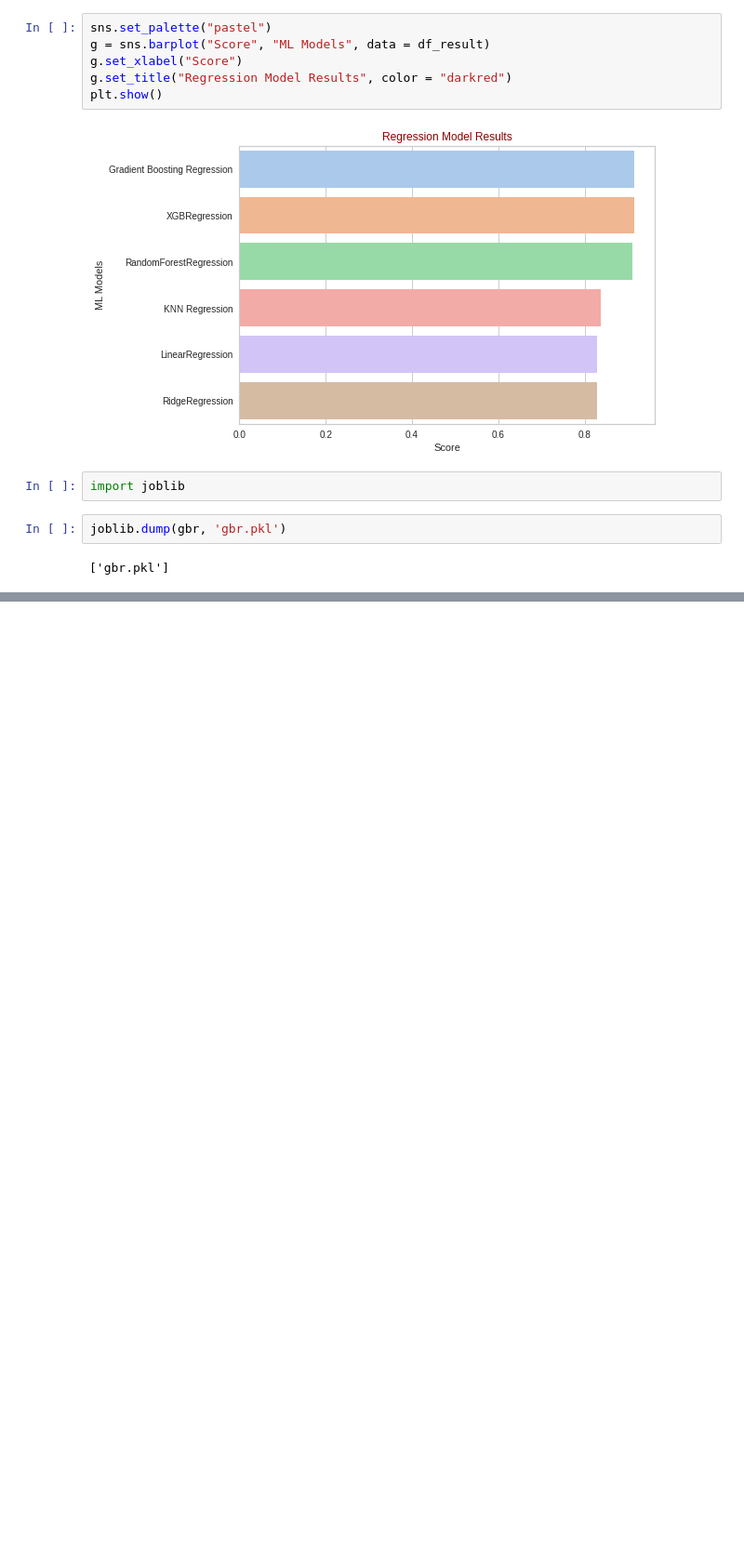
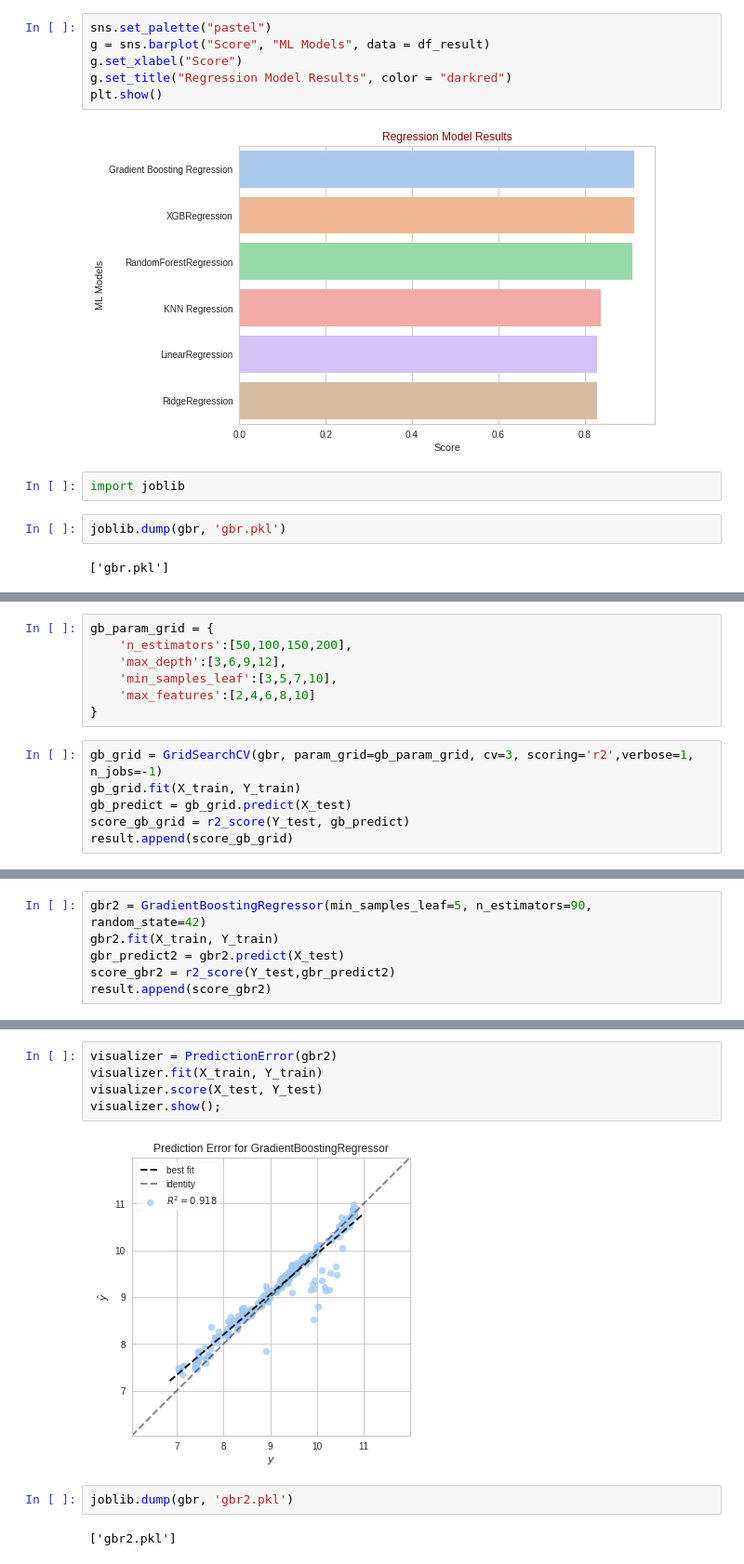
Before and after one commit to ADGGi/InsuranceBill, a Jupyter notebook: pred_insurance_bill/EDA_Modeling/EDA_ML_Model_result.ipynb, the cells around one changed output, grey strips where cells are left out. Shown: that part at 93% size. Cells and saved outputs as stored; diff of their text form; blank space fills up the shorter version.

```diff
--- a/pred_insurance_bill/EDA_Modeling/EDA_ML_Model_result.ipynb
+++ b/pred_insurance_bill/EDA_Modeling/EDA_ML_Model_result.ipynb
@@ -578,0 +581,13 @@ joblib.dump(gbr, 'gbr.pkl')
+# %%
+gb_param_grid = {
+    'n_estimators':[50,100,150,200],
+    'max_depth':[3,6,9,12],
+    'min_samples_leaf':[3,5,7,10],
+    'max_features':[2,4,6,8,10]
+}
+# %%
+gb_grid = GridSearchCV(gbr, param_grid=gb_param_grid, cv=3, scoring='r2',verbose=1, n_jobs=-1)
+gb_grid.fit(X_train, Y_train)
+gb_predict = gb_grid.predict(X_test)
+score_gb_grid = r2_score(Y_test, gb_predict)
+result.append(score_gb_grid)
@@ -578,0 +601,6 @@ joblib.dump(gbr, 'gbr.pkl')
+# %%
+gbr2 = GradientBoostingRegressor(min_samples_leaf=5, n_estimators=90, random_state=42)
+gbr2.fit(X_train, Y_train)
+gbr_predict2 = gbr2.predict(X_test)
+score_gbr2 = r2_score(Y_test,gbr_predict2)
+result.append(score_gbr2)
@@ -578,0 +618,11 @@ joblib.dump(gbr, 'gbr.pkl')
+# %%
+visualizer = PredictionError(gbr2)
+visualizer.fit(X_train, Y_train)
+visualizer.score(X_test, Y_test)
+visualizer.show();
+# %% [output]
+[figure, added]
+# %%
+joblib.dump(gbr, 'gbr2.pkl')
+# %% [output]
+['gbr2.pkl']
```
Also changed, not shown: parts of 4 cells of this notebook.
